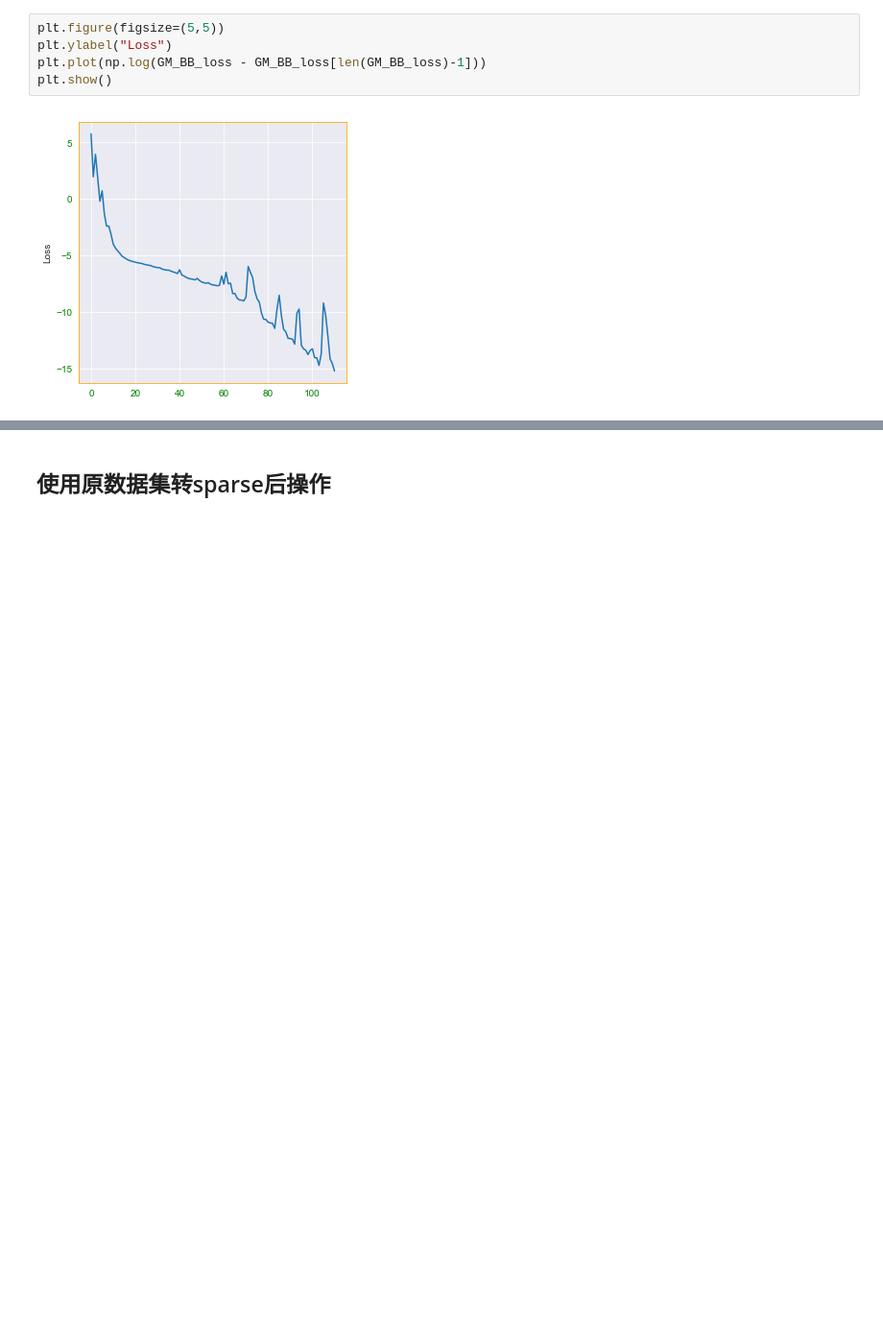
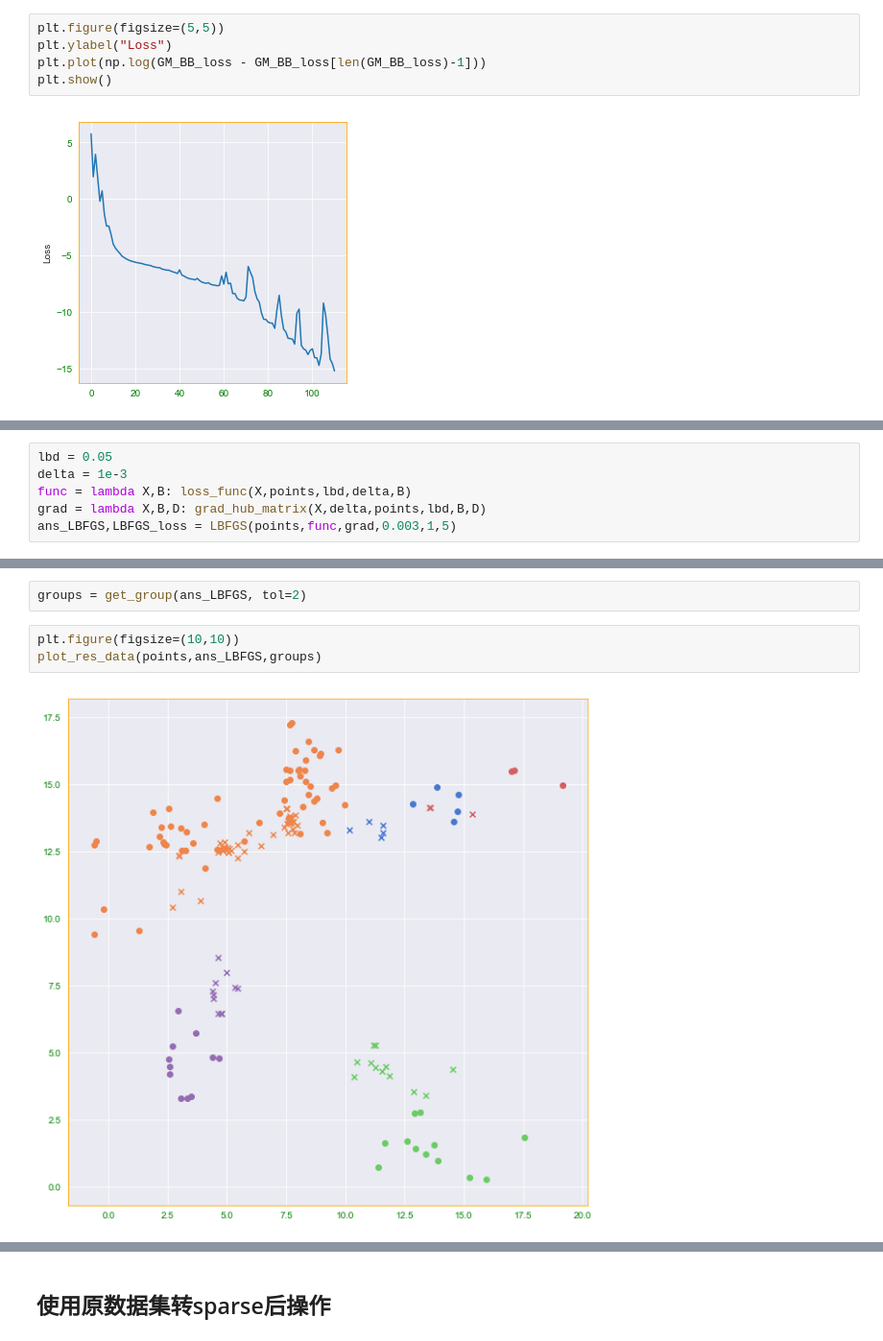
Before and after one commit to QSCTech-Sange/Optimization_Project, a Jupyter notebook: optimize.ipynb, the cells around one changed output, grey strips where cells are left out. Shown: that part at 96% size. Drawn from its saved outputs; the diff is of its cells as text; blank space fills up the shorter version.

```diff
--- a/optimize.ipynb
+++ b/optimize.ipynb
@@ -115,0 +163,6 @@ plt.show()
+# %%
+lbd = 0.05
+delta = 1e-3
+func = lambda X,B: loss_func(X,points,lbd,delta,B)
+grad = lambda X,B,D: grad_hub_matrix(X,delta,points,lbd,B,D)
+ans_LBFGS,LBFGS_loss = LBFGS(points,func,grad,0.003,1,5)
@@ -115,0 +187,7 @@ plt.show()
+# %%
+groups = get_group(ans_LBFGS, tol=2)
+# %%
+plt.figure(figsize=(10,10))
+plot_res_data(points,ans_LBFGS,groups)
+# %% [output]
+[figure, added]
```
Also changed, not shown: parts of 12 cells of this notebook, 2 other files.
